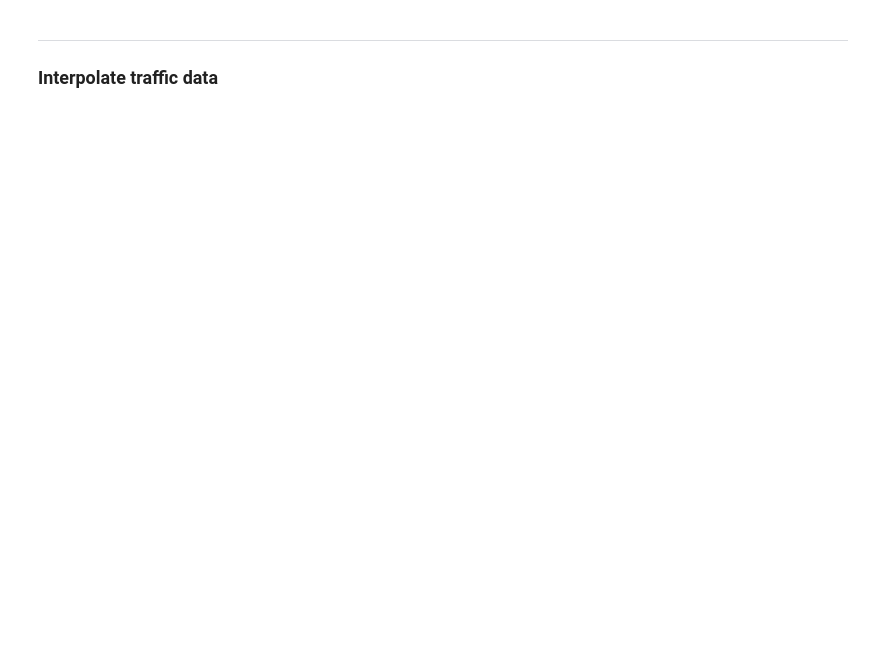
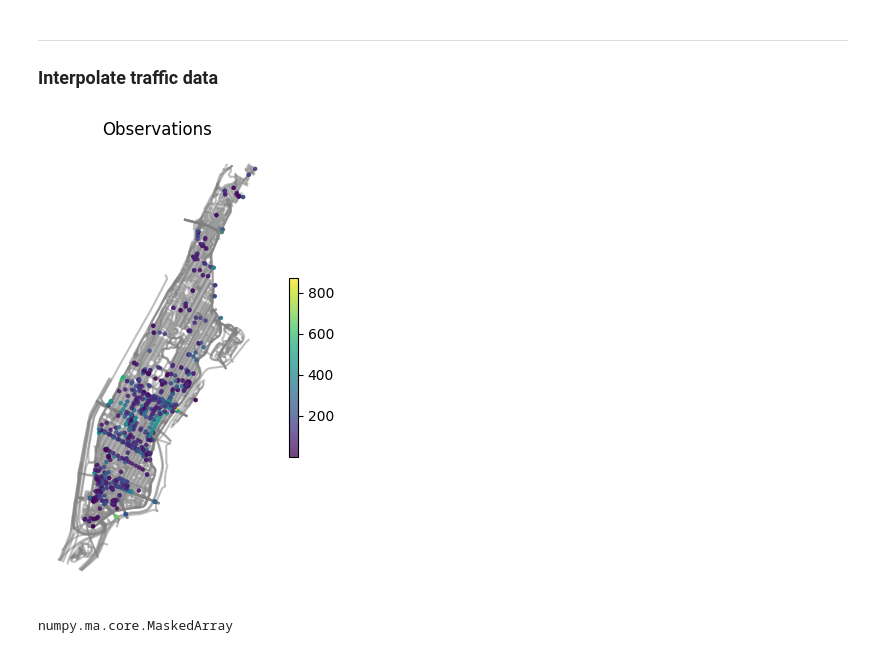
Before and after one commit to Josef-Hlink/Trees, a Jupyter notebook: src/interpolation.ipynb, the cells around one changed output. Drawn from its saved outputs; the diff is of its cells as text; code cells hidden in the pictures; blank space fills up the shorter version.

```diff
--- a/src/interpolation.ipynb
+++ b/src/interpolation.ipynb
@@ -39,8 +39,12 @@ if not os.path.exists(plot_path):
 ### Read data
 # %%
 # streets data
-gdf_streets = gpd.read_file(shp_path + 'streets/M_streets.shp')
+STREETS = gpd.read_file(shp_path + 'streets/M_streets.shp')
 
 # traffic data
-gdf_traffic = gpd.read_file(shp_path + 'traffic/M_traffic.shp')
-gdf_traffic.info()
+TRAFFIC = gpd.read_file(shp_path + 'traffic/M_traffic.shp')
+
+# grid
+GRID = gpd.read_file(shp_path + 'grid2/M_grid2.shp')
+
+TRAFFIC.info()
@@ -49,17 +70,19 @@ gdf_traffic.info()
 
 ### Interpolate traffic data
 # %%
-x, y = gdf_traffic.geometry.x.values, gdf_traffic.geometry.y.values
-phi = gdf_traffic.Avg_Vol.values
+x, y = TRAFFIC.geometry.x.values, TRAFFIC.geometry.y.values
+phi = TRAFFIC.Avg_Vol.values
 
 assert x.shape[0] == y.shape[0] == phi.shape[0]
 # %%
 fig, ax = plt.subplots(figsize=(5, 5))
 cax = ax.scatter(x, y, c=phi, cmap='viridis', s=5, alpha=0.75, zorder=2)
-gdf_streets.plot(ax=ax, color='gray', alpha=0.5, zorder=1)
+STREETS.plot(ax=ax, color='gray', alpha=0.5, zorder=1)
 ax.set_title('Observations')
 ax.set_axis_off()
 fig.colorbar(cax, ax=ax, shrink=0.4)
 fig.tight_layout()
+# %% [output]
+[figure, added]
 # %%
 OK = OrdinaryKriging(x, y, phi, variogram_model='exponential', verbose=False, enable_plotting=False)
@@ -69 +92,5 @@ Y = np.arange(miny, maxy, 0.005)
 zstar, ss = OK.execute('grid', X, Y)
+# %%
+type(zstar)
+# %% [output]
+numpy.ma.core.MaskedArray
```
Also changed, not shown: parts of 8 cells of this notebook, 3 other files.
